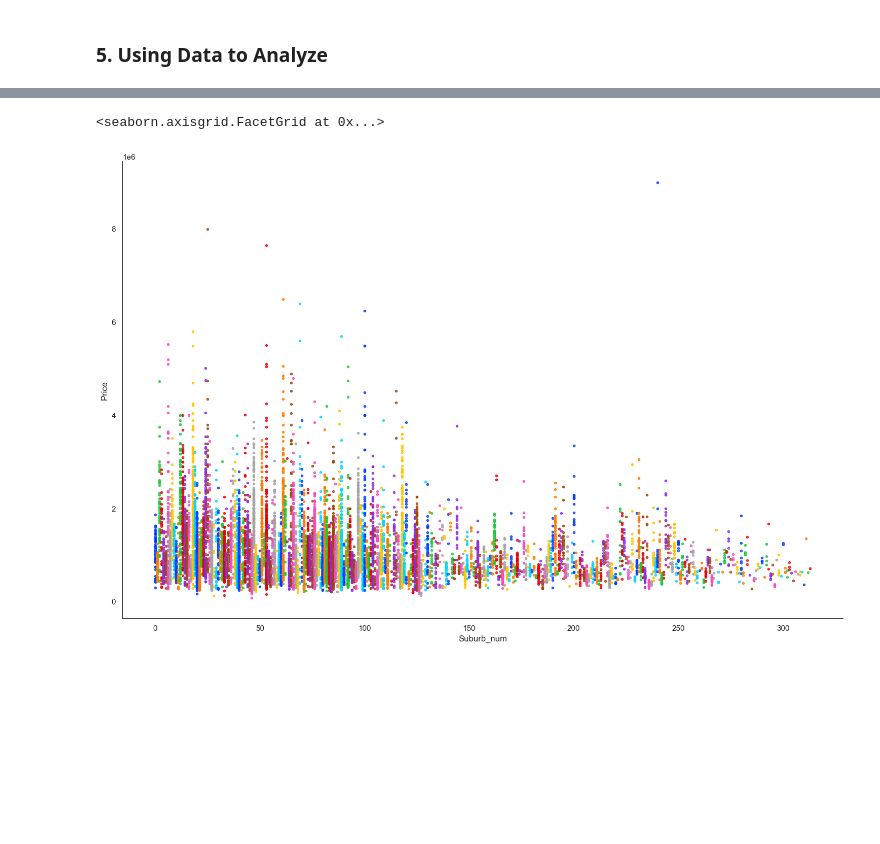
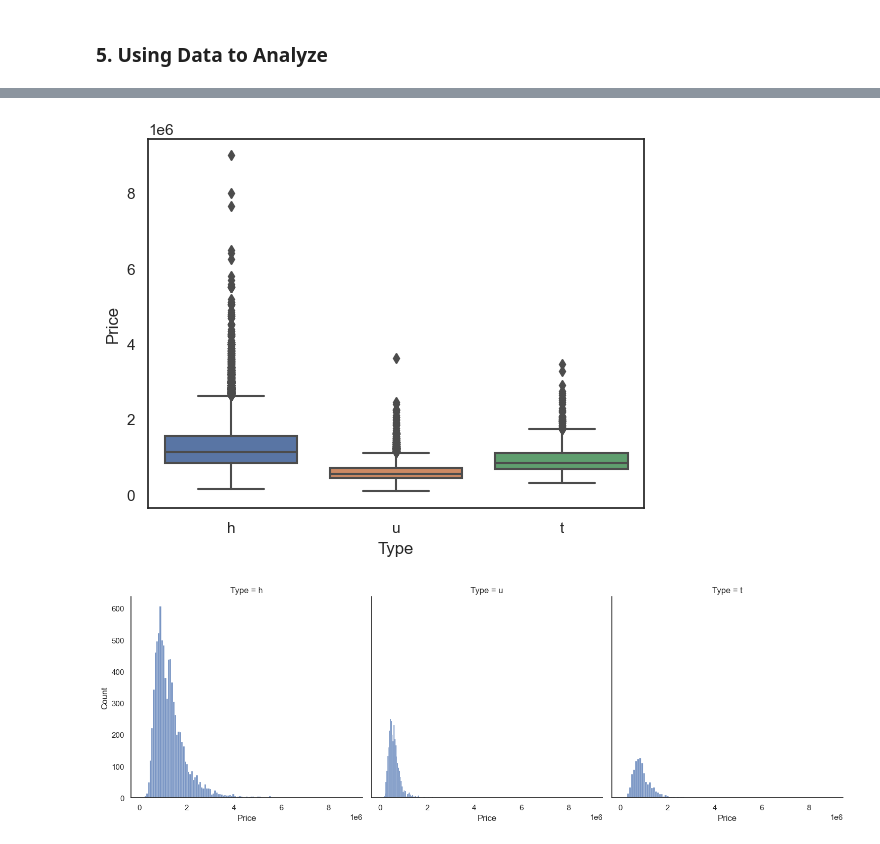
Before and after one commit to WhatKS/DA_Course_QILIU, a Jupyter notebook: 2023_01_03/Melbourne_house.ipynb, the cells around one changed output, grey strips where cells are left out. Drawn from its saved outputs; the diff is of its cells as text; code cells hidden in the pictures; blank space fills up the shorter version.

```diff
--- a/2023_01_03/Melbourne_house.ipynb
+++ b/2023_01_03/Melbourne_house.ipynb
@@ -258,3 +298,10 @@ houses = pd.read_csv('/Users/lq/PycharmProjects/DA_Course/DataSource/DataSource_
+# %%
+# Select only the suburbs with more than the threshold number of houses
+threshold = 20
+selected_suburbs = suburb_counts[suburb_counts > threshold]
+
+#Filter the dataframe
+houses = houses[houses['Suburb'].isin(selected_suburbs.index)]
 # %%
 houses
 # %% [output]
@@ -395,9 +363,15 @@ plt.show()
-# %%
-# 创建一个新的series，将地区名称转化为数字
-houses['Suburb_num'] = pd.factorize(houses['Suburb'])[0]
-
-# 使用新的series绘制拟合图，查看房屋价格和所在地区之间的相关性
-sns.lmplot(x='Suburb_num', y='Price', hue='Suburb_num',legend=False, data=houses, size=10, aspect=1.5, palette='bright', markers='.')
-# %% [output]
-<seaborn.axisgrid.FacetGrid at 0x...>
-[figure, removed]
+# %%
+# Create a box plot of the data
+sns.boxplot(x='Type', y='Price', data=houses)
+plt.show()
+# %% [output]
+[figure, added]
+# %%
+import seaborn as sns
+
+# Create a FacetGrid with 4 histograms
+g = sns.FacetGrid(houses, col='Type', height=5, aspect=1)
+g.map(sns.histplot, 'Price')
+plt.show()
+# %% [output]
+[figure, added]
```
Also changed, not shown: parts of 24 cells of this notebook.
